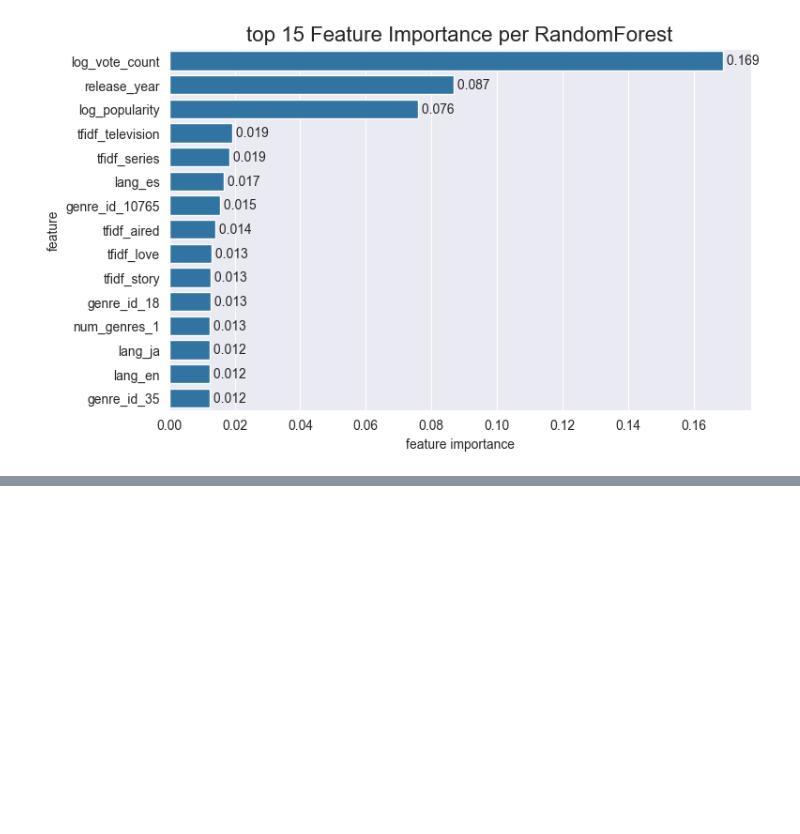
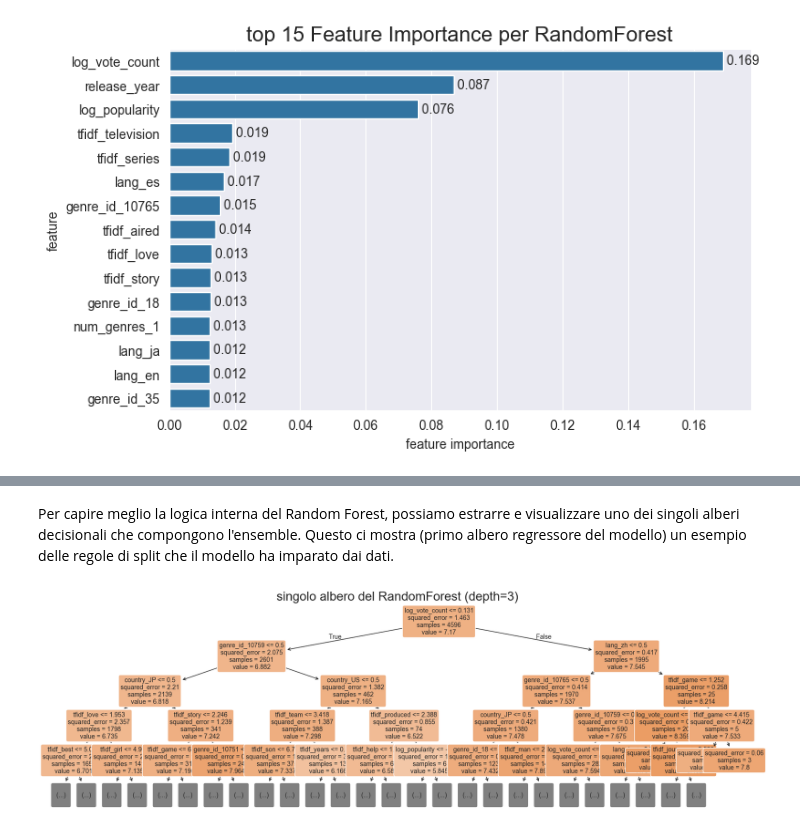
Before and after one commit to domenicodegioia/challenge_w, a Jupyter notebook: models.ipynb, the cells around one changed output, grey strips where cells are left out. Drawn from its saved outputs; the diff is of its cells as text; code cells hidden in the pictures; blank space fills up the shorter version.

Commit message:
RandomForestRegressor (2)

```diff
--- a/models.ipynb
+++ b/models.ipynb
@@ -267,0 +280,17 @@ plt.show()
+# %% [markdown]
+Per capire meglio la logica interna del Random Forest, possiamo estrarre e visualizzare uno dei singoli alberi decisionali che compongono l'ensemble. Questo ci mostra (primo albero regressore del modello) un esempio delle regole di split che il modello ha imparato dai dati.
+# %%
+single_tree = best_rf_model.estimators_[0]
+
+from sklearn.tree import plot_tree
+plt.figure(figsize=(20,6))
+plot_tree(single_tree,
+          feature_names=X_train.columns,
+          filled=True,
+          rounded=True,
+          max_depth=4, # profondità limitata a 3 livelli per semplicità di visualizzazione
+          fontsize=10)
+plt.title('singolo albero del RandomForest (depth=3)', fontsize=20)
+plt.show()
+# %% [output]
+[figure, added]
```
Also changed, not shown: parts of 10 cells of this notebook.
